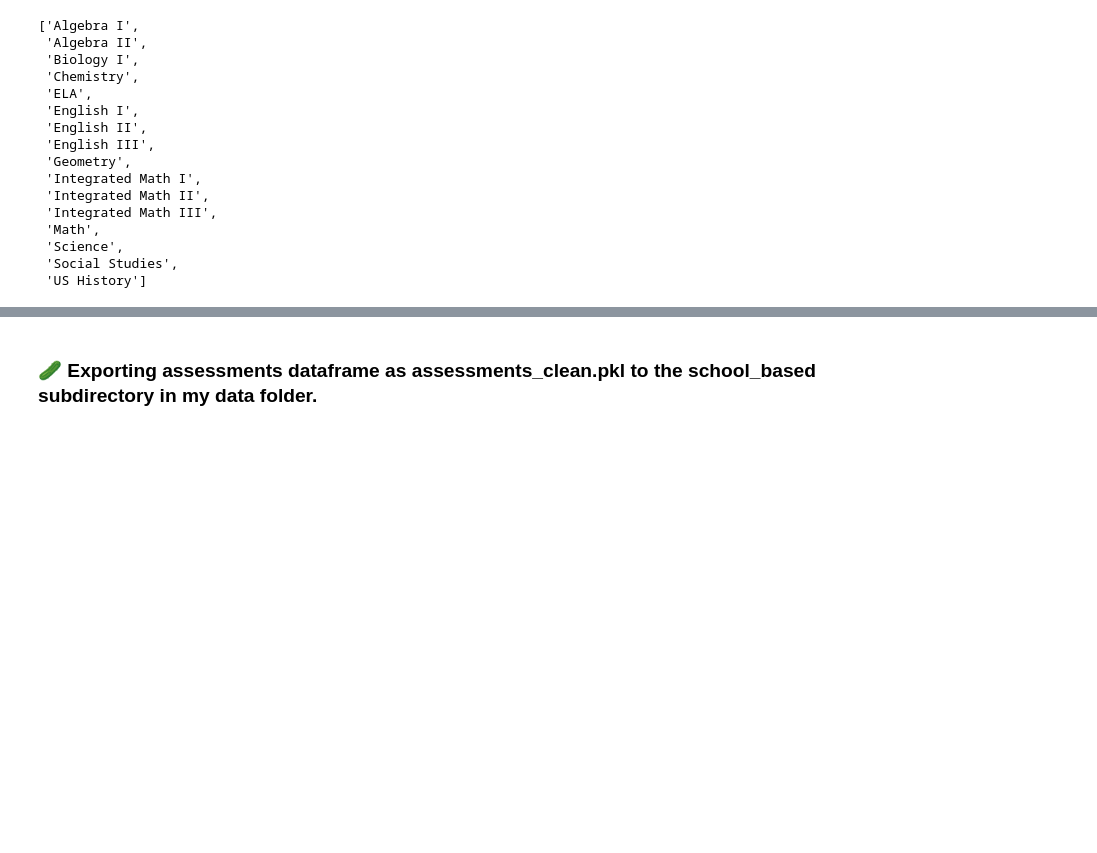
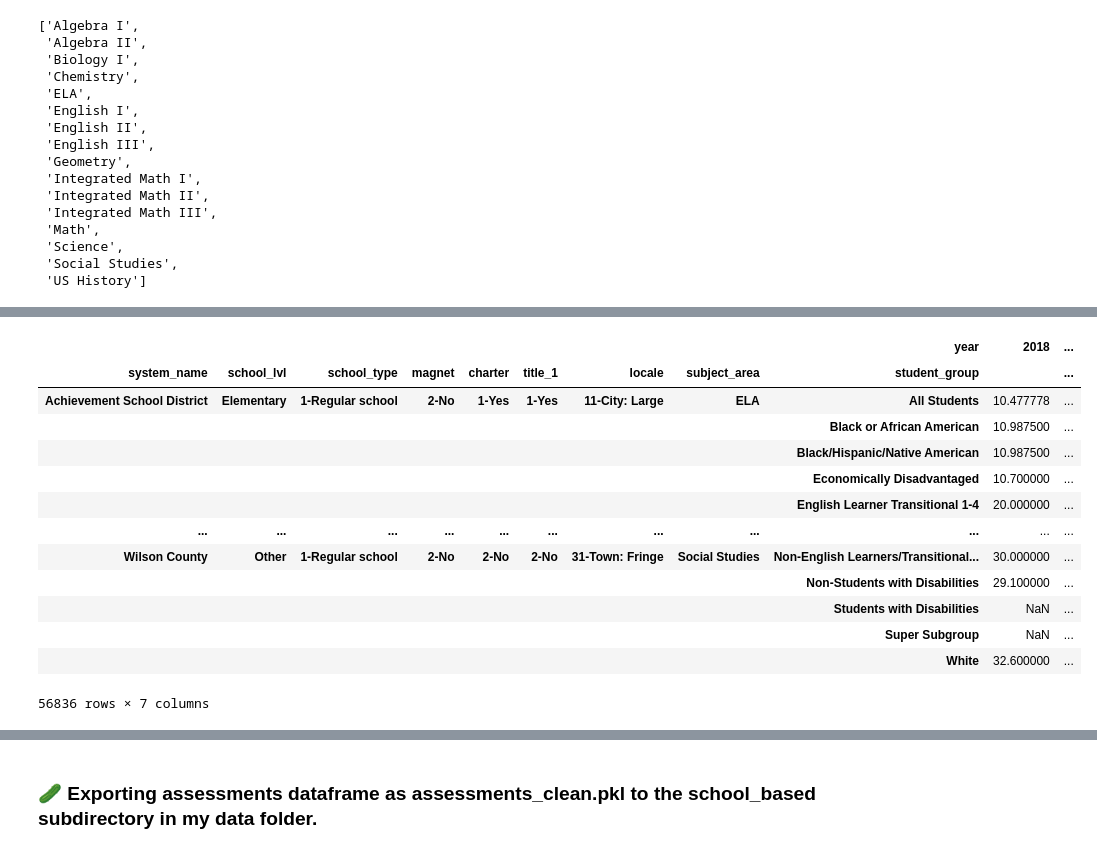
Before and after one commit to Claytor/Capstone_TN_COVID_School_Achievement_Impact, a Jupyter notebook: notebooks/school_assessments_join.ipynb, the cells around one changed output, grey strips where cells are left out. Saved outputs shown, nothing was run; the diff lists cells and outputs as text; code cells hidden in the pictures; blank space fills up the shorter version.

Commit message:
Made pivot table to analyze district-wide data
I am making this pivot so that I can merge on district metrics for my map.

```diff
--- a/notebooks/school_assessments_join.ipynb
+++ b/notebooks/school_assessments_join.ipynb
@@ -535,8 +535,3 @@ Data columns (total 23 columns):
  22  geometry          335452 non-null  geometry
 dtypes: float64(4), geometry(1), int64(1), object(17)
 memory usage: 61.4+ MB
-# %%
-# Calculating total percentage of not met for student_groups per assessment
-assessments["pct_not_met"] = abs(assessments['pct_met_exceeded'] - 100)
-
-assessments.head()
@@ -665,0 +653,53 @@ memory usage: 66.5+ MB
+# %%
+# Look at the subject area for each test.
+districts = assessments[['locale',
+                         'year',
+                         'system_name',
+                         'school_lvl',
+                         'subject_area',
+                         'student_group',
+                         'pct_met_exceeded',
+                         'school_type',
+                         'magnet',
+                         'charter',
+                         'title_1']]
+# %%
+# Pivot table to calculate average impact, recovory, and 2022 vs 2019 (last year before the pandemic vs )
+districts_pivot = pd.pivot_table(districts,
+                       values = 'pct_met_exceeded',
+                       index = ['system_name',
+                                'school_lvl',
+                                'school_type',
+                                'magnet',
+                                'charter',
+                                'title_1',
+                                'locale',
+                                'subject_area',
+                                'student_group'],
+                       columns = 'year',
+                       aggfunc = np.mean)
+# Calculate change in achievement scores from the year before schools closed down to the year after
+# Negative values indicate decrease from pre-pandemic. Positive values indicate an increase
+districts_pivot['1y_post'] = districts_pivot[2021] - districts_pivot[2019]
+# Calculate the change in achievement 2 years post_pandemic
+# Negative values indicate decrease in the first two years post pandemic
+districts_pivot['2y_post'] = districts_pivot[2022] - districts_pivot[2021]
+# Calculate the difference between the current achievement scores and
+# Negative values indicate scores are below prepandemic levels
+districts_pivot['pre_current'] = districts_pivot[2022] - districts_pivot[2019]
+districts_pivot
+# %% [output]
+|  |  |  |  |  |  |  |  | year | 2018 | ... |
+| system_name | school_lvl | school_type | magnet | charter | title_1 | locale | subject_area | student_group |  | ... |
+| Achievement School District | Elementary | 1-Regular school | 2-No | 1-Yes | 1-Yes | 11-City: Large | ELA | All Students | 10.477778 | ... |
+|  |  |  |  |  |  |  |  | Black or African American | 10.987500 | ... |
+|  |  |  |  |  |  |  |  | Black/Hispanic/Native American | 10.987500 | ... |
+|  |  |  |  |  |  |  |  | Economically Disadvantaged | 10.700000 | ... |
+|  |  |  |  |  |  |  |  | English Learner Transitional 1-4 | 20.000000 | ... |
+| ... | ... | ... | ... | ... | ... | ... | ... | ... | ... | ... |
+| Wilson County | Other | 1-Regular school | 2-No | 2-No | 2-No | 31-Town: Fringe | Social Studies | Non-English Learners/Transitional... | 30.000000 | ... |
+|  |  |  |  |  |  |  |  | Non-Students with Disabilities | 29.100000 | ... |
+|  |  |  |  |  |  |  |  | Students with Disabilities | NaN | ... |
+|  |  |  |  |  |  |  |  | Super Subgroup | NaN | ... |
+|  |  |  |  |  |  |  |  | White | 32.600000 | ... |
+56836 rows × 7 columns
```
Also changed, not shown: parts of 7 cells of this notebook.
